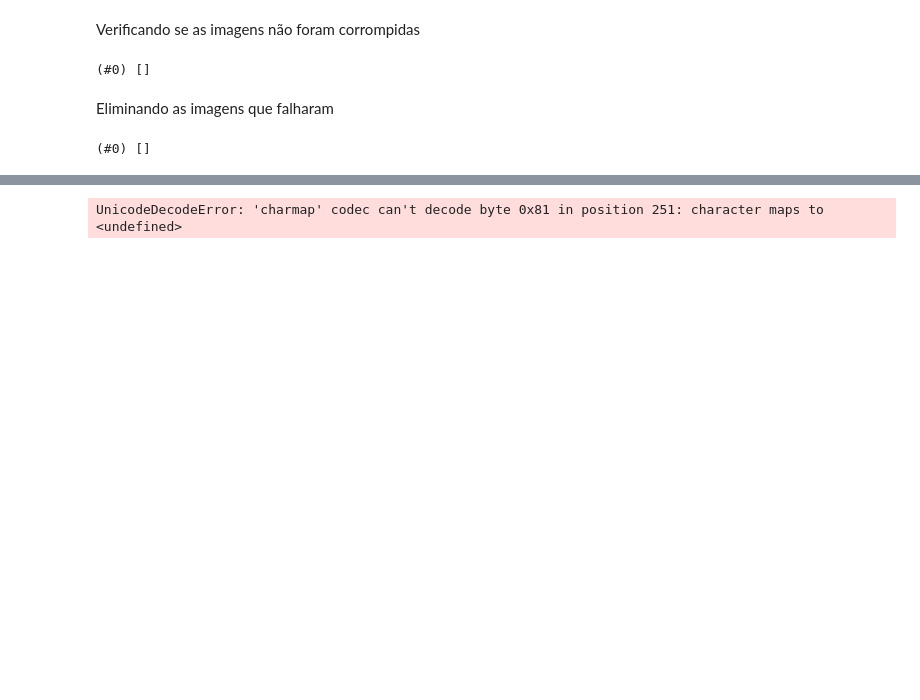
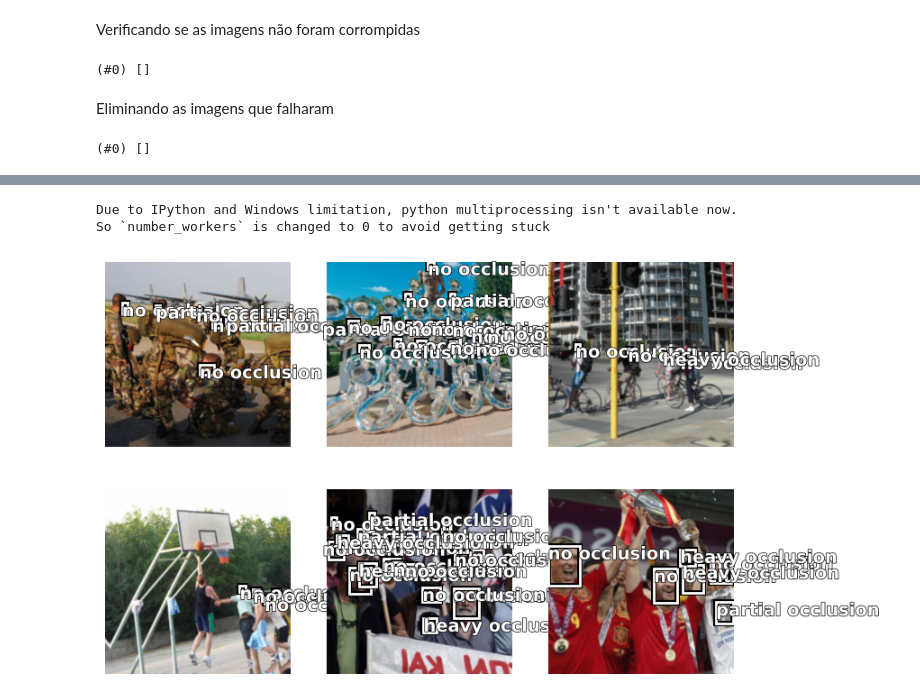
Before and after one commit to GabrielCostaDeOliveira/faceDetectionTraining, a Jupyter notebook: src/faceDetectionDL.ipynb, the cells around one changed output, grey strips where cells are left out. Drawn from its saved outputs; the diff is of its cells as text; code cells hidden in the pictures; blank space fills up the shorter version.

Commit message:
fix dataloader; add some markdown comments

```diff
--- a/src/faceDetectionDL.ipynb
+++ b/src/faceDetectionDL.ipynb
@@ -50,8 +87,17 @@ tensor([[567., 207.,  44.,  52.]])
+# %%
+def get_label(path, lbl=['no occlusion', 'partial occlusion', 'heavy occlusion']):
+    ctr = get_annotation_values(path)
+    if ctr.any():
+        return [lbl[x] for x in ctr[:,-2]]
+    return []
 # %%
-db = DataBlock(
-    blocks=(ImageBlock, BBoxBlock),
+data_block = DataBlock(
+    blocks=(ImageBlock, BBoxBlock, BBoxLblBlock),
     get_items=get_image_files,
-    get_y=get_y1,
+    getters=[noop, get_bbox, get_label],
     splitter=FuncSplitter(lambda o: o.parent.parent.parent.name.endswith('val')),
-    item_tfms=[Resize(128, method='pad')]
+    item_tfms=Resize(256),
+    batch_tfms=[*aug_transforms(), Normalize.from_stats(*imagenet_stats)],
+    n_inp=1
 )
+data_block.summary(path)
@@ -62,5 +146,7 @@ plt.imshow(plt.imread(r'C:\Users\Thalisson\prog\aulas\ml\faceDetectionTraining\d
 # %%
-dls = db.dataloaders(path)
-dls.show_batch(max_n=6, figsize=(8, 6))
+data_loaders = data_block.dataloaders(path)
+data_loaders.train.show_batch(max_n=6)
 # %% [output]
-UnicodeDecodeError: 'charmap' codec can't decode byte 0x81 in position 251: character maps to <undefined>
+Due to IPython and Windows limitation, python multiprocessing isn't available now.
+So `number_workers` is changed to 0 to avoid getting stuck
+[figure, added]
```
Also changed, not shown: parts of 24 cells of this notebook.
